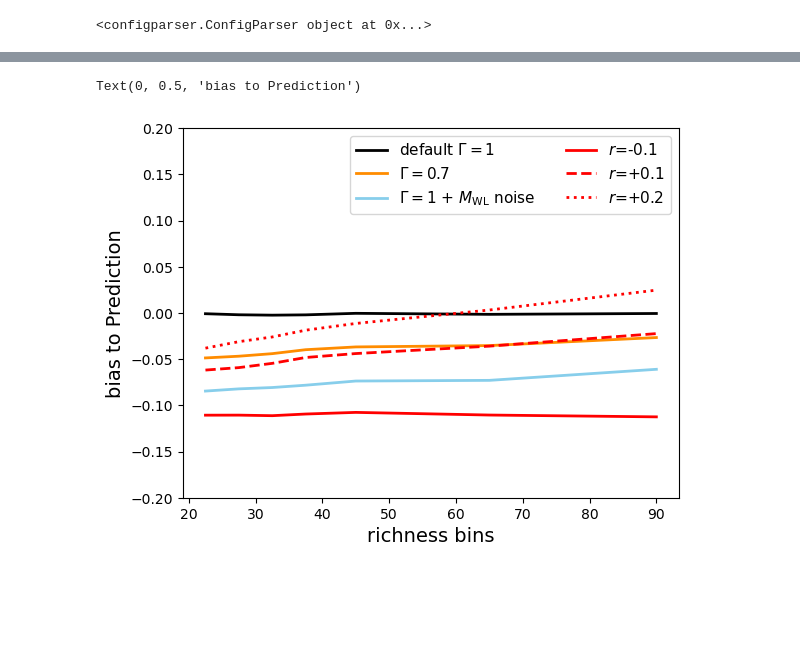
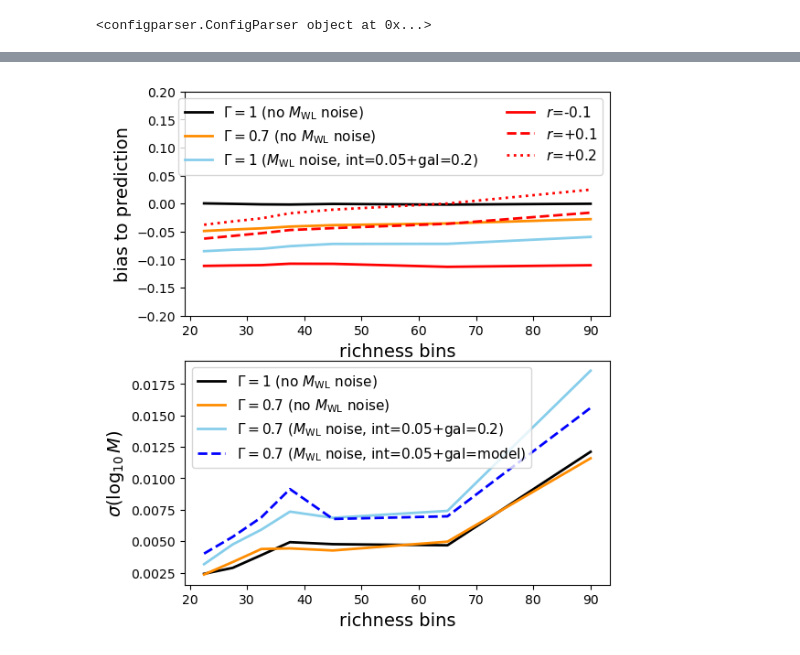
Before and after one commit to calumhrmurray/capish, a Jupyter notebook: validation_standard/fid_tutorial_capish_outputs_richness_redshift_bins.ipynb, the cells around one changed output, grey strips where cells are left out. Saved outputs shown, nothing was run; the diff lists cells and outputs as text; code cells hidden in the pictures; blank space fills up the shorter version.

```diff
--- a/validation_standard/fid_tutorial_capish_outputs_richness_redshift_bins.ipynb
+++ b/validation_standard/fid_tutorial_capish_outputs_richness_redshift_bins.ipynb
@@ -98,34 +98,48 @@ NMfid_gamma, Nth_m = ClusterAbundanceObject.model_mass(params_new, compute_new,
                                                        gamma=gamma,add_WL_weight = True)
 Mfid = (NMfid_gamma/Nth_m)**(1/gamma)
 # %%
+plt.figure(figsize=(6,7))
+plt.subplot(211)
+
 res_default_capish_10 = np.mean(10**np.array(load('./capish_sims_at_fiducial_cosmology/default_capish_Gamma_1.0_noWL_noise.pkl'))[:,1], axis=0)
 res_default_capish_07 = np.mean(10**np.array(load('./capish_sims_at_fiducial_cosmology/default_capish_Gamma_0.7_noWL_noise.pkl'))[:,1], axis=0)
 res_default_capish_07_WL_noise = np.mean(10**np.array(load('./capish_sims_at_fiducial_cosmology/default_capish_Gamma_0.7_WL_noise.pkl'))[:,1], axis=0)
 res_photoz = np.mean(10**np.array(load('./capish_sims_at_fiducial_cosmology/with_photoz.pkl'))[:,1], axis=0)
 rho_m01 = np.mean(10**np.array(load('./capish_sims_at_fiducial_cosmology/rho_m0.1.pkl'))[:,1], axis=0)
 rho_p01 = np.mean(10**np.array(load('./capish_sims_at_fiducial_cosmology/rho_p0.1.pkl'))[:,1], axis=0)
 rho_p02 = np.mean(10**np.array(load('./capish_sims_at_fiducial_cosmology/rho_p0.2.pkl'))[:,1], axis=0)
 not_pure = np.mean(10**np.array(load('./capish_sims_at_fiducial_cosmology/not_pure.pkl'))[:,1], axis=0)
 not_complete = np.mean(10**np.array(load('./capish_sims_at_fiducial_cosmology/incomplete.pkl'))[:,1], axis=0)
 not_pure_not_complete = np.mean(10**np.array(load('./capish_sims_at_fiducial_cosmology/not_pure_and_incomplete.pkl'))[:,1], axis=0)
-plt.plot(ClusterAbundanceObject.richness_centers, (res_default_capish_10)/Mfid - 1, '-k',  lw=2, label=r'default $\Gamma=1$')
-plt.plot(ClusterAbundanceObject.richness_centers, (res_default_capish_07)/Mfid - 1, '-', c='darkorange', lw=2,label = r'$\Gamma=0.7$')
-plt.plot(ClusterAbundanceObject.richness_centers, (res_default_capish_07_WL_noise)/Mfid - 1, c='skyblue', lw=2, label =  r'$\Gamma=1$ + $M_{\rm WL}$ noise')
+plt.plot(ClusterAbundanceObject.richness_centers, (res_default_capish_10)/Mfid - 1, '-k',  lw=2, label=r'$\Gamma=1$ (no $M_{\rm WL}$ noise)')
+plt.plot(ClusterAbundanceObject.richness_centers, (res_default_capish_07)/Mfid - 1, '-', c='darkorange', lw=2,label = r'$\Gamma=0.7$ (no $M_{\rm WL}$ noise)')
+plt.plot(ClusterAbundanceObject.richness_centers, (res_default_capish_07_WL_noise)/Mfid - 1, c='skyblue', lw=2, label =  r'$\Gamma=1$ ($M_{\rm WL}$ noise, int=0.05+gal=0.2)')
 
-#plt.plot(ClusterAbundanceObject.richness_centers, (not_pure )/Mfid - 1, '-b', lw=2, label = 'purity < 1')
-#plt.plot(ClusterAbundanceObject.richness_centers, (not_complete)/Mfid - 1, '--b', lw=2,label = 'completeness < 1')
-#plt.plot(ClusterAbundanceObject.richness_centers, (not_pure_not_complete)/Mfid - 1, ':b', lw=2,
-#                                                     label = 'purity < 1 & completeness < 1')
-
-#plt.plot(ClusterAbundanceObject.richness_centers, (res_photoz)/Mfid - 1, ':g', lw=2, label = 'PZ')
 
 plt.plot(ClusterAbundanceObject.richness_centers, (rho_m01)/Mfid - 1, '-r', lw=2,label = r'$r$=-0.1')
 plt.plot(ClusterAbundanceObject.richness_centers, (rho_p01)/Mfid - 1, '--r', lw=2, label = r'$r$=+0.1')
 plt.plot(ClusterAbundanceObject.richness_centers, (rho_p02)/Mfid - 1, ':r', lw=2, label = r'$r$=+0.2')
 plt.legend(fontsize=11, ncols=2)
 plt.ylim(-0.2, 0.2)
 plt.xlabel('richness bins', fontsize=14)
-plt.ylabel('bias to Prediction', fontsize=14)
+plt.ylabel('bias to prediction', fontsize=14)
+
+plt.subplot(212)
+res_default_capish_10 = np.std(np.array(load('./capish_sims_at_fiducial_cosmology/default_capish_Gamma_1.0_noWL_noise.pkl'))[:,1], axis=0)
+res_default_capish_07 = np.std(np.array(load('./capish_sims_at_fiducial_cosmology/default_capish_Gamma_0.7_noWL_noise.pkl'))[:,1], axis=0)
+res_default_capish_07_WL_noise = np.std(np.array(load('./capish_sims_at_fiducial_cosmology/default_capish_Gamma_0.7_WL_noise.pkl'))[:,1], axis=0)
+res_default_capish_07_WL_noise_model = np.std(np.array(load('./capish_sims_at_fiducial_cosmology/default_capish_Gamma_0.7_WL_noise_model.pkl'))[:,1], axis=0)
+plt.plot(ClusterAbundanceObject.richness_centers, (res_default_capish_10), '-k',  lw=2, label=r'$\Gamma=1$ (no $M_{\rm WL}$ noise)')
+plt.plot(ClusterAbundanceObject.richness_centers, (res_default_capish_07), '-', c='darkorange', lw=2,label = r'$\Gamma=0.7$ (no $M_{\rm WL}$ noise)')
+plt.plot(ClusterAbundanceObject.richness_centers, (res_default_capish_07_WL_noise), c='skyblue', lw=2, label =  r'$\Gamma=0.7$ ($M_{\rm WL}$ noise, int=0.05+gal=0.2)')
+plt.plot(ClusterAbundanceObject.richness_centers, (res_default_capish_07_WL_noise_model), c='blue', ls='--', lw=2, label =  r'$\Gamma=0.7$ ($M_{\rm WL}$ noise, int=0.05+gal=model)')
+
+
+plt.ylabel(r'$\sigma(\log_{10} M)$', fontsize=14)
+plt.legend(fontsize=11, ncols=1)
+#plt.yscale('log')
+#plt.ylim(0, 0.02)
+plt.xlabel('richness bins', fontsize=14)
+plt.savefig(f'mass_bias.png', dpi = 300)
 # %% [output]
-Text(0, 0.5, 'bias to Prediction')
-[figure, old version]
+[figure, new version]
```
Also changed, not shown: parts of 4 cells of this notebook, 16 other files.
